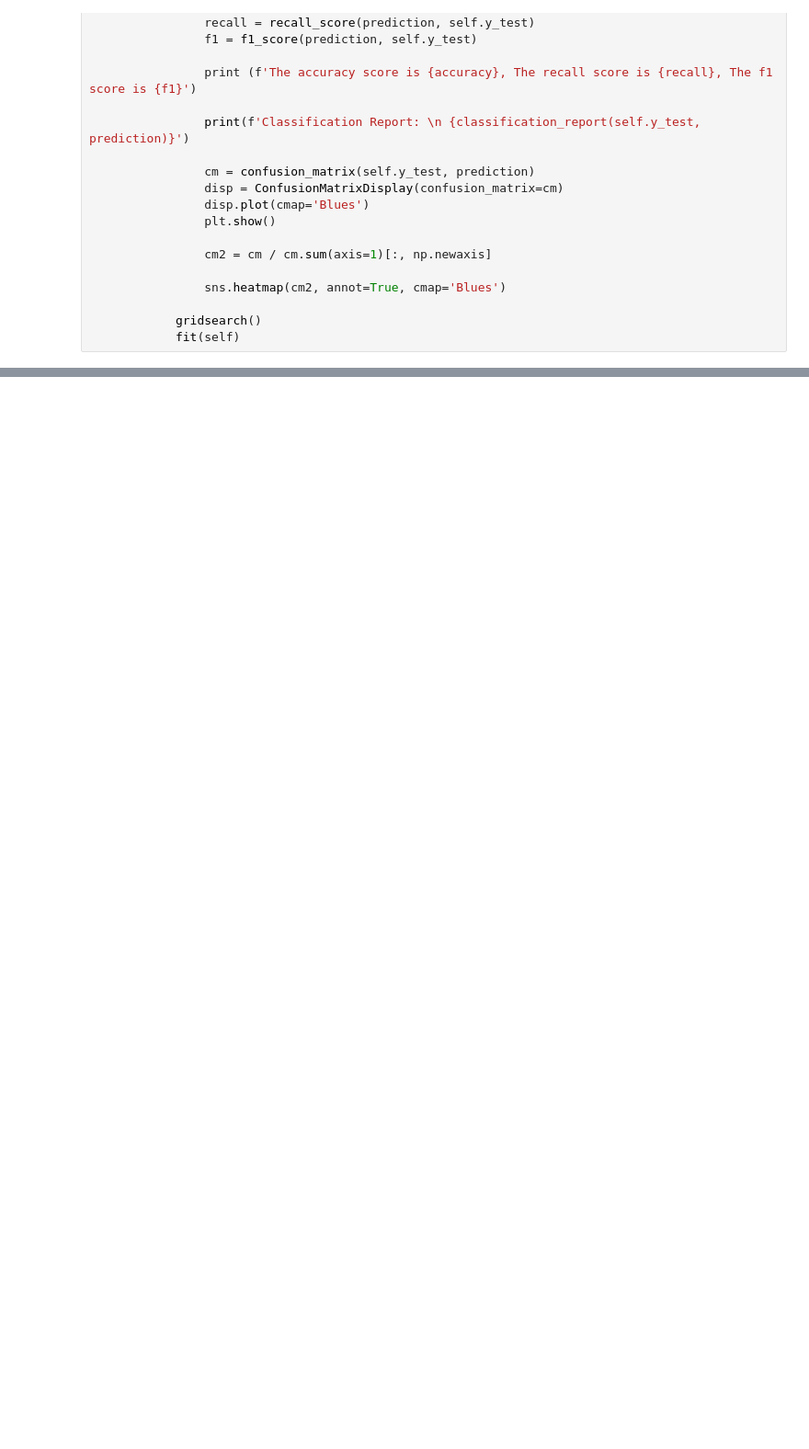
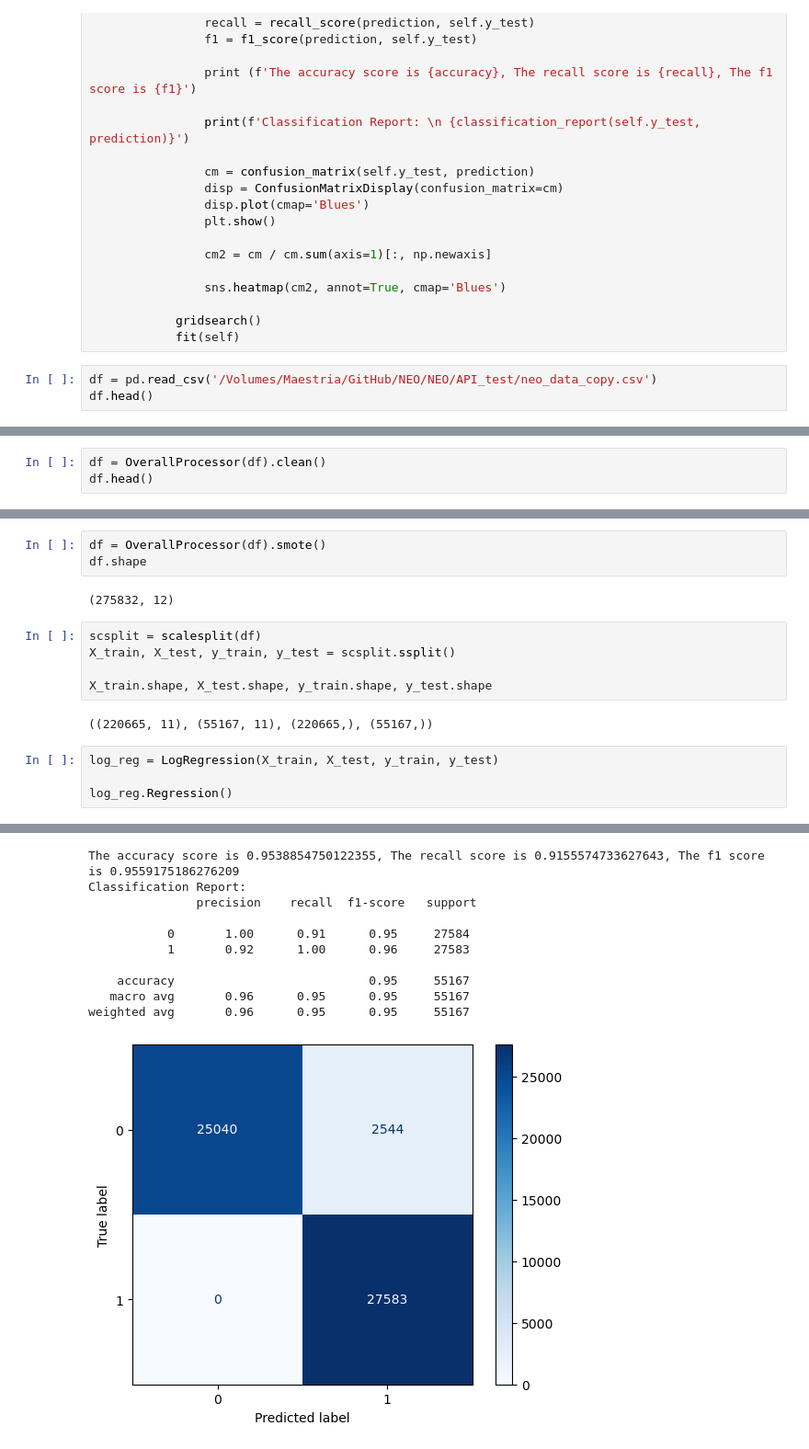
Before and after one commit to PBustamante65/NEO, a Jupyter notebook: API_test/classtest/test.ipynb, the cells around one changed output, grey strips where cells are left out. Shown at 92% size. Saved outputs shown, nothing was run; the diff lists cells and outputs as text; blank space fills up the shorter version.

```diff
--- a/API_test/classtest/test.ipynb
+++ b/API_test/classtest/test.ipynb
@@ -449,3 +449,6 @@ class LogRegression:
 
             gridsearch()
             fit(self)
+# %%
+df = pd.read_csv('/Volumes/Maestria/GitHub/NEO/NEO/API_test/neo_data_copy.csv')
+df.head()
@@ -451,0 +462,3 @@ class LogRegression:
+# %%
+df = OverallProcessor(df).clean()
+df.head()
@@ -451,0 +472,17 @@ class LogRegression:
+# %%
+df = OverallProcessor(df).smote()
+df.shape
+# %% [output]
+(275832, 12)
+# %%
+scsplit = scalesplit(df)
+X_train, X_test, y_train, y_test = scsplit.ssplit()
+
+X_train.shape, X_test.shape, y_train.shape, y_test.shape
+# %% [output]
+((220665, 11), (55167, 11), (220665,), (55167,))
+# %%
+log_reg = LogRegression(X_train, X_test, y_train, y_test)
+
+log_reg.Regression()
+# %% [output]
@@ -451,0 +510,11 @@ class LogRegression:
+The accuracy score is 0.9538854750122355, The recall score is 0.9155574733627643, The f1 score is 0.9559175186276209
+Classification Report:
+               precision    recall  f1-score   support
+
+           0       1.00      0.91      0.95     27584
+           1       0.92      1.00      0.96     27583
+
+    accuracy                           0.95     55167
+   macro avg       0.96      0.95      0.95     55167
+weighted avg       0.96      0.95      0.95     55167
+[figure, added]
```
Also changed, not shown: parts of 3 cells of this notebook.
